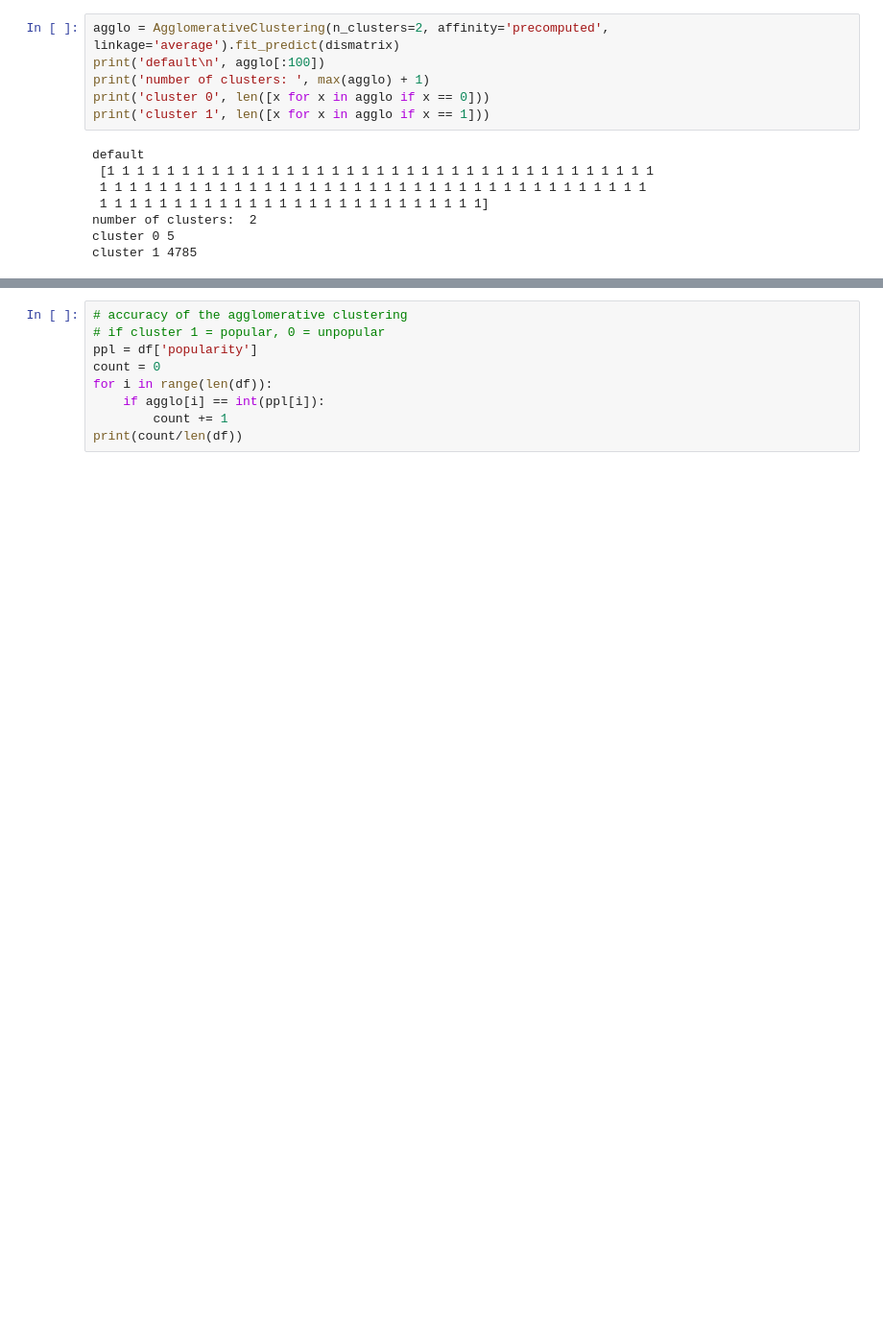
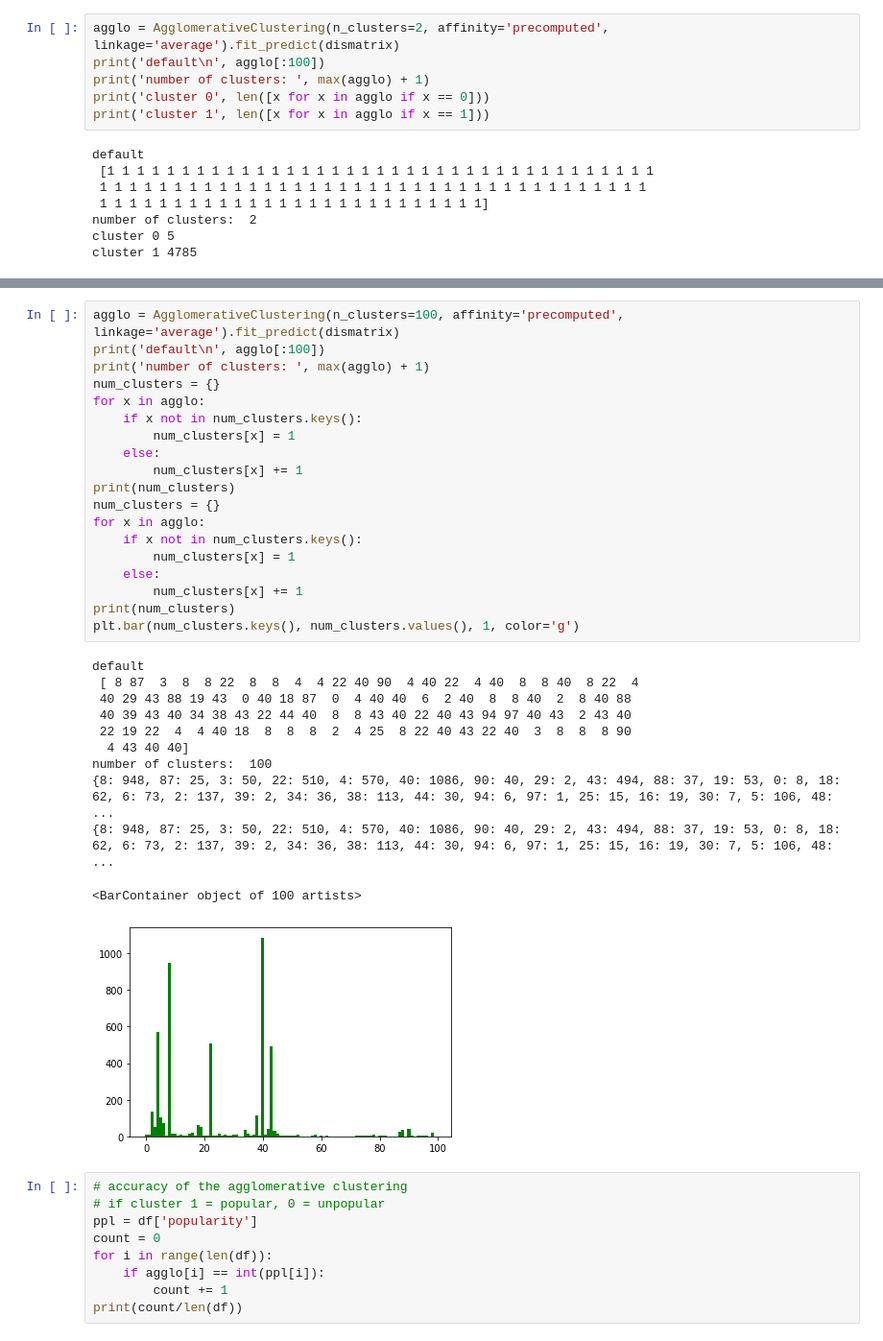
Before and after one commit to Bingzi-Li/NTU-20191018, a Jupyter notebook: clustering_2.ipynb, the cells around one changed output, grey strips where cells are left out. Shown at 96% size. Saved outputs shown, nothing was run; the diff lists cells and outputs as text; blank space fills up the shorter version.

```diff
--- a/clustering_2.ipynb
+++ b/clustering_2.ipynb
@@ -298,3 +350,34 @@ cluster 1 4785
+# %%
+agglo = AgglomerativeClustering(n_clusters=100, affinity='precomputed', linkage='average').fit_predict(dismatrix)
+print('default\n', agglo[:100])
+print('number of clusters: ', max(agglo) + 1)
+num_clusters = {}
+for x in agglo:
+    if x not in num_clusters.keys():
+        num_clusters[x] = 1
+    else:
+        num_clusters[x] += 1
+print(num_clusters)
+num_clusters = {}
+for x in agglo:
+    if x not in num_clusters.keys():
+        num_clusters[x] = 1
+    else:
+        num_clusters[x] += 1
+print(num_clusters)
+plt.bar(num_clusters.keys(), num_clusters.values(), 1, color='g')
+# %% [output]
+default
+ [ 8 87  3  8  8 22  8  8  4  4 22 40 90  4 40 22  4 40  8  8 40  8 22  4
+ 40 29 43 88 19 43  0 40 18 87  0  4 40 40  6  2 40  8  8 40  2  8 40 88
+ 40 39 43 40 34 38 43 22 44 40  8  8 43 40 22 40 43 94 97 40 43  2 43 40
+ 22 19 22  4  4 40 18  8  8  8  2  4 25  8 22 40 43 22 40  3  8  8  8 90
+  4 43 40 40]
+number of clusters:  100
+{8: 948, 87: 25, 3: 50, 22: 510, 4: 570, 40: 1086, 90: 40, 29: 2, 43: 494, 88: 37, 19: 53, 0: 8, 18: 62, 6: 73, 2: 137, 39: 2, 34: 36, 38: 113, 44: 30, 94: 6, 97: 1, 25: 15, 16: 19, 30: 7, 5: 106, 48: ...
+{8: 948, 87: 25, 3: 50, 22: 510, 4: 570, 40: 1086, 90: 40, 29: 2, 43: 494, 88: 37, 19: 53, 0: 8, 18: 62, 6: 73, 2: 137, 39: 2, 34: 36, 38: 113, 44: 30, 94: 6, 97: 1, 25: 15, 16: 19, 30: 7, 5: 106, 48: ...
+<BarContainer object of 100 artists>
+[figure, added]
 # %%
 # accuracy of the agglomerative clustering
 # if cluster 1 = popular, 0 = unpopular
```
Also changed, not shown: parts of 2 cells of this notebook.
